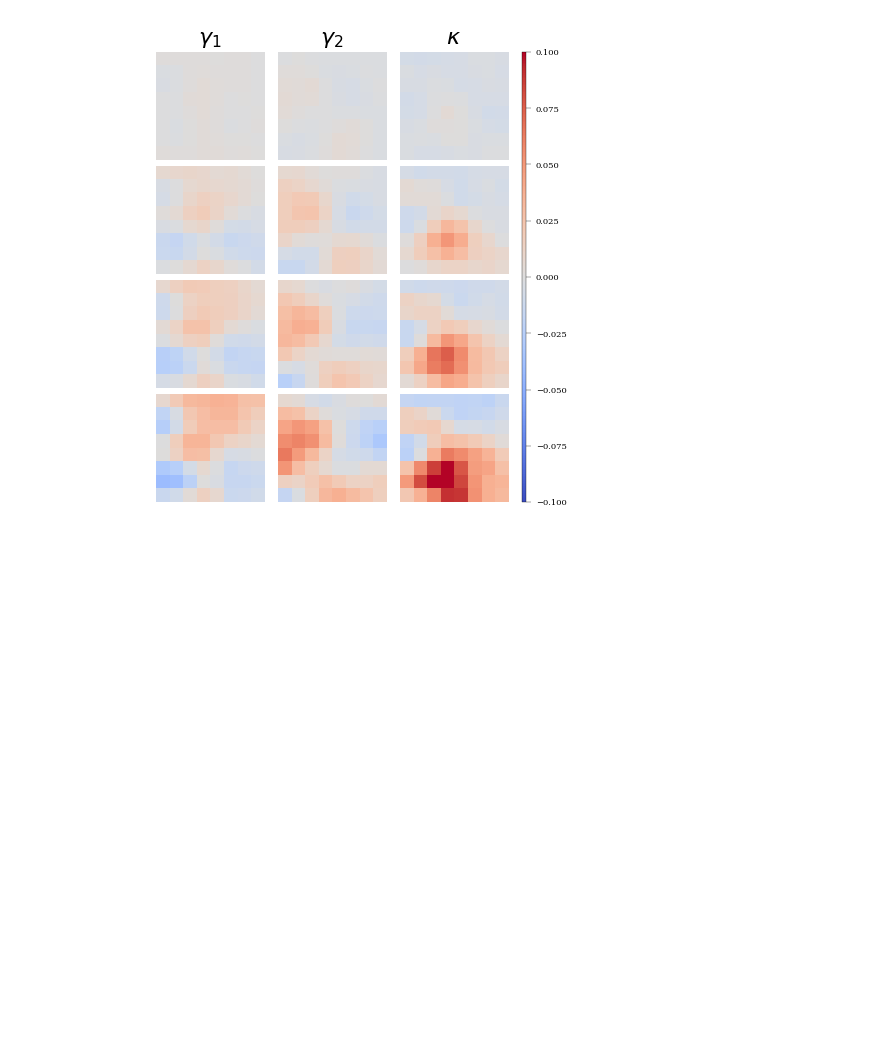
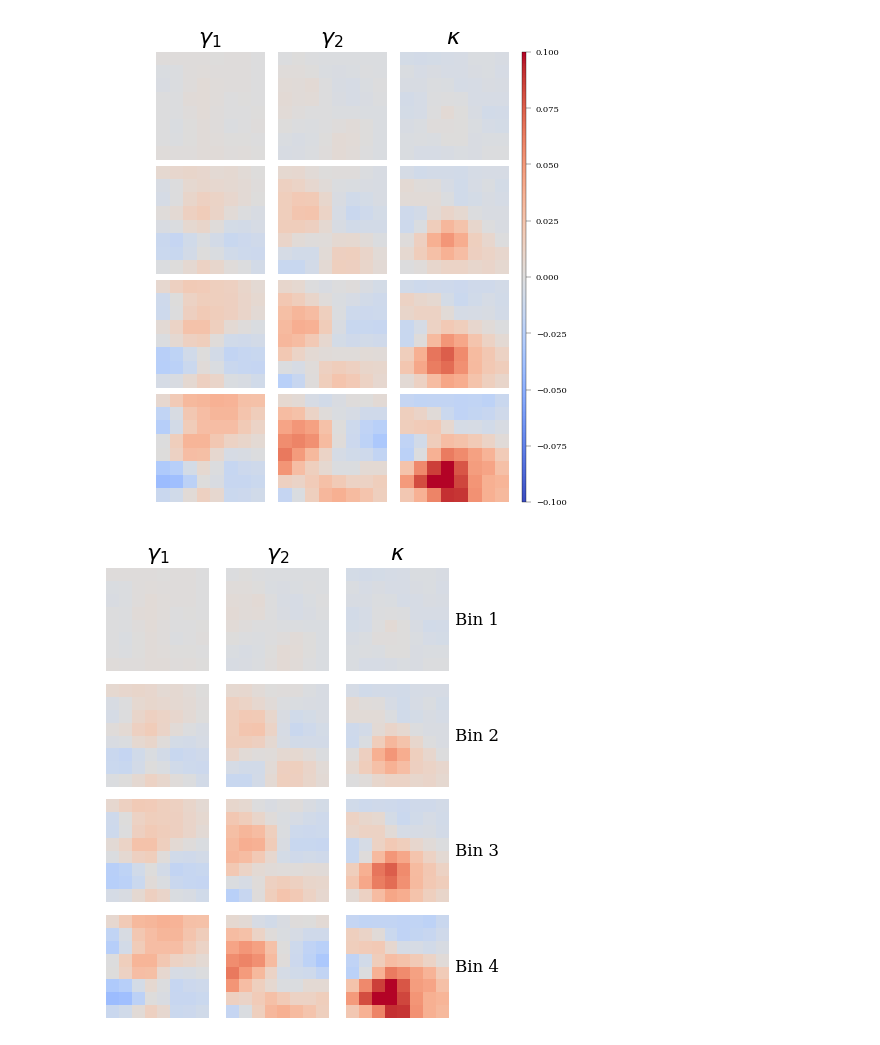
Before and after one commit to prob-ml/blissWL, a Jupyter notebook: images_to_maps/dc2/exploratory/dc2imageandmaps.ipynb, the cells around one changed output. Drawn from its saved outputs; the diff is of its cells as text; code cells hidden in the pictures; blank space fills up the shorter version.

```diff
--- a/images_to_maps/dc2/exploratory/dc2imageandmaps.ipynb
+++ b/images_to_maps/dc2/exploratory/dc2imageandmaps.ipynb
@@ -319,3 +319,40 @@ fig.subplots_adjust(left=0.05, right=0.95, top=0.95, bottom=0.05, wspace=0.05, h
 fig.savefig("figures/dc2maps.png", dpi=600, transparent=True, bbox_inches="tight", pad_inches=0)
 # %% [output]
 [figure]
+# %%
+fig, ax = plt.subplots(4, 3, figsize=(4, 5))
+alpha = 1
+fontsize = 12
+cmap = "coolwarm"
+vmin = -0.1
+vmax = 0.1
+
+for b in range(4):
+    _ = ax[b, 0].imshow(shear1[..., b], cmap=cmap, vmin=vmin, vmax=vmax, origin="lower")
+    if b == 0:
+        _ = ax[b, 0].set_title(r"$\gamma_1$", fontsize=16)
+
+    _ = ax[b, 1].imshow(shear2[..., b], cmap=cmap, vmin=vmin, vmax=vmax, origin="lower")
+    if b == 0:
+        _ = ax[b, 1].set_title(r"$\gamma_2$", fontsize=16)
+
+    conv = ax[b, 2].imshow(convergence[..., b], cmap=cmap, vmin=vmin, vmax=vmax, origin="lower")
+    if b == 0:
+        _ = ax[b, 2].set_title(r"$\kappa$", fontsize=16)
+
+    ax[b, 2].yaxis.set_label_position("right")
+    _ = ax[b, 2].set_ylabel(f"Bin {b + 1}", fontsize=fontsize, labelpad=20, rotation=0, y=0.575)
+
+for a in ax.flat:
+    a.set_xticks([])
+    a.set_yticks([])
+    for spine in a.spines.values():
+        spine.set_visible(False)
+
+fig.subplots_adjust(left=0.05, right=0.95, top=0.95, bottom=0.05, wspace=0.0, hspace=0.125)
+
+fig.savefig(
+    "figures/dc2maps_nocolorbar.png", dpi=600, transparent=True, bbox_inches="tight", pad_inches=0
+)
+# %% [output]
+[figure, added]
```
Also changed, not shown: parts of 1 cell of this notebook.
